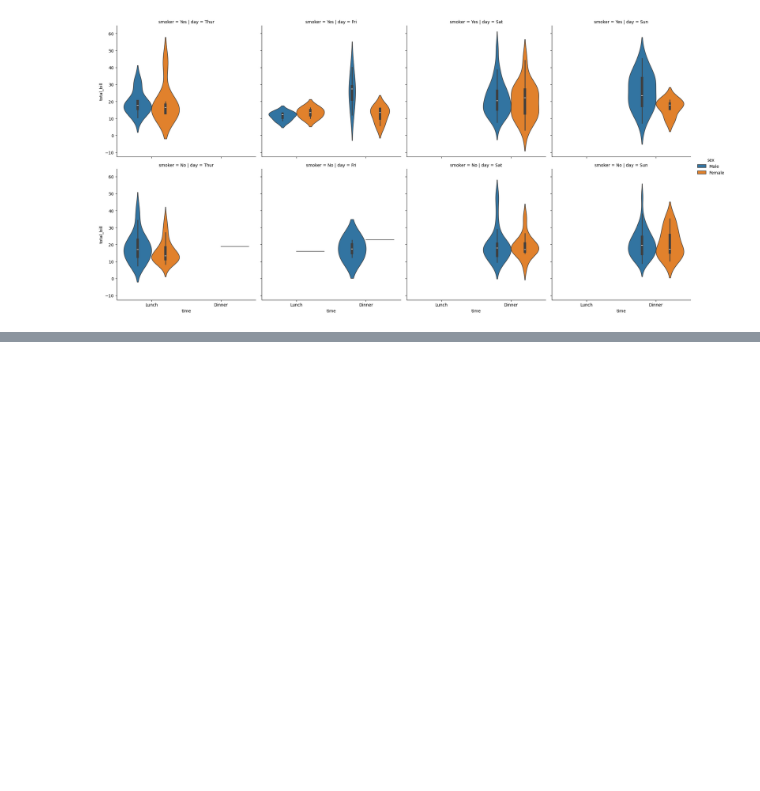
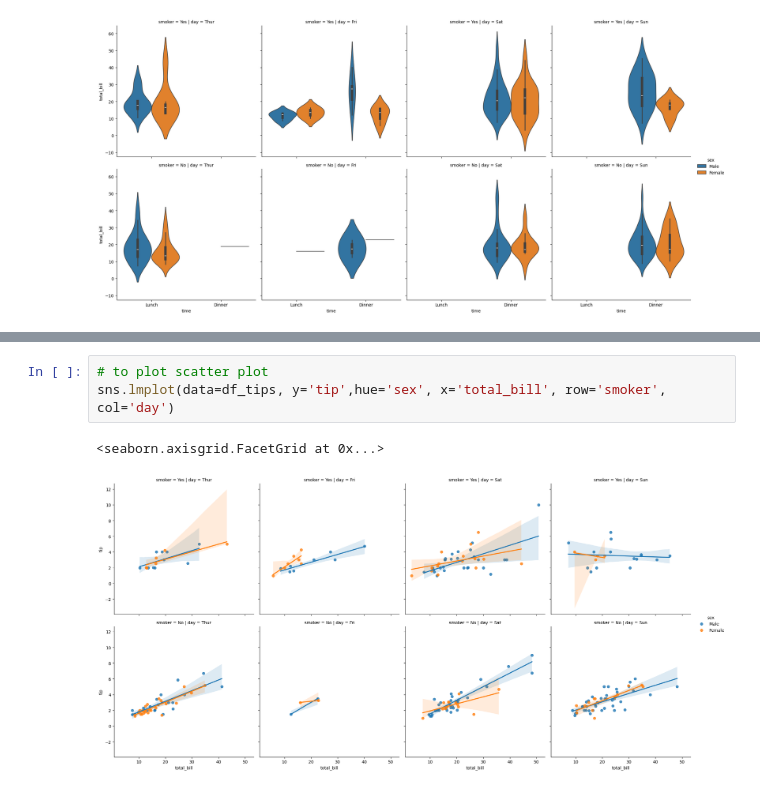
Before and after one commit to Maddox24425/Summer-Training, a Jupyter notebook: Day_14/Day_14.ipynb, the cells around one changed output, grey strips where cells are left out. Cells and saved outputs as stored; diff of their text form; blank space fills up the shorter version.

```diff
--- a/Day_14/Day_14.ipynb
+++ b/Day_14/Day_14.ipynb
@@ -131,0 +138,6 @@ sns.catplot(data=df_tips, y='total_bill', x='time', kind='violin', hue='sex', ro
+# %%
+# to plot scatter plot
+sns.lmplot(data=df_tips, y='tip',hue='sex', x='total_bill', row='smoker', col='day')
+# %% [output]
+<seaborn.axisgrid.FacetGrid at 0x...>
+[figure, added]
```
Also changed, not shown: parts of 2 cells of this notebook.
